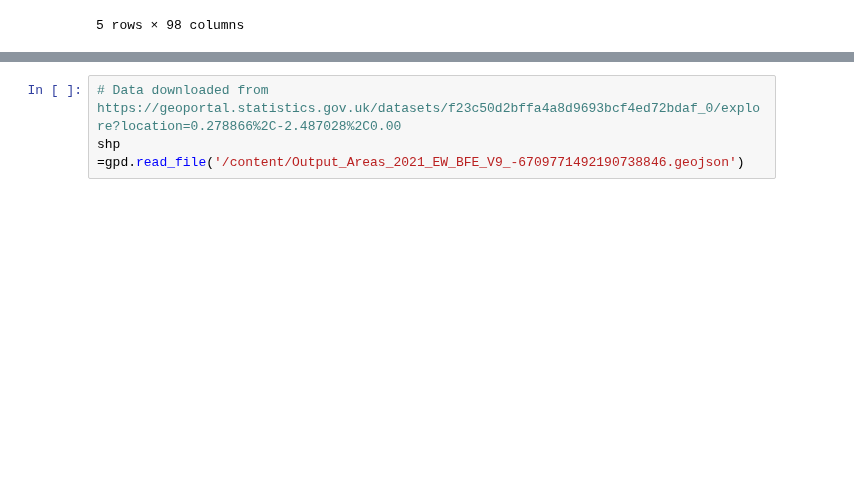
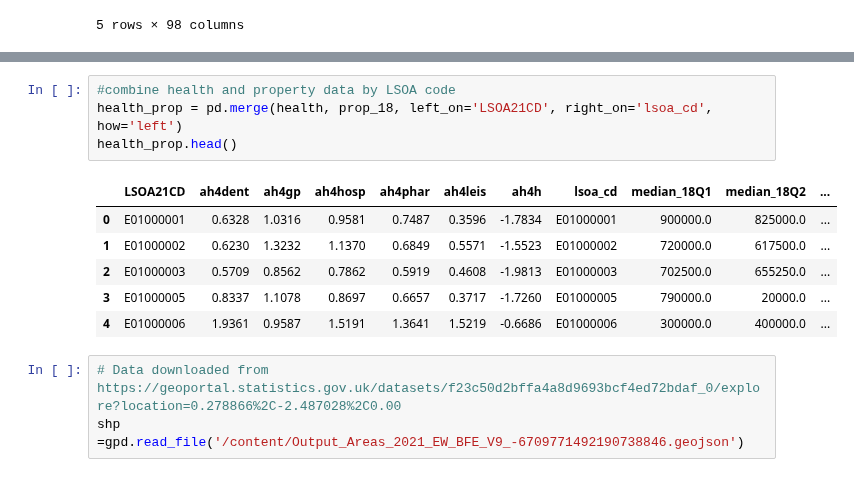
Before and after one commit to Jonathan-C-Barrett/GEOG5990M, a Jupyter notebook: GEOG5003M_Final_Project_template.ipynb, the cells around one changed output, grey strips where cells are left out. Saved outputs shown, nothing was run; the diff lists cells and outputs as text; blank space fills up the shorter version.

```diff
--- a/GEOG5003M_Final_Project_template.ipynb
+++ b/GEOG5003M_Final_Project_template.ipynb
@@ -82,3 +118,14 @@ prop_18.head()
+# %%
+#combine health and property data by LSOA code
+health_prop = pd.merge(health, prop_18, left_on='LSOA21CD', right_on='lsoa_cd', how='left')
+health_prop.head()
+# %% [output]
+|  | LSOA21CD | ah4dent | ah4gp | ah4hosp | ah4phar | ah4leis | ah4h | lsoa_cd | median_18Q1 | median_18Q2 | ... |
+| 0 | E01000001 | 0.6328 | 1.0316 | 0.9581 | 0.7487 | 0.3596 | -1.7834 | E01000001 | 900000.0 | 825000.0 | ... |
+| 1 | E01000002 | 0.6230 | 1.3232 | 1.1370 | 0.6849 | 0.5571 | -1.5523 | E01000002 | 720000.0 | 617500.0 | ... |
+| 2 | E01000003 | 0.5709 | 0.8562 | 0.7862 | 0.5919 | 0.4608 | -1.9813 | E01000003 | 702500.0 | 655250.0 | ... |
+| 3 | E01000005 | 0.8337 | 1.1078 | 0.8697 | 0.6657 | 0.3717 | -1.7260 | E01000005 | 790000.0 | 20000.0 | ... |
+| 4 | E01000006 | 1.9361 | 0.9587 | 1.5191 | 1.3641 | 1.5219 | -0.6686 | E01000006 | 300000.0 | 400000.0 | ... |
 # %%
 # Data downloaded from https://geoportal.statistics.gov.uk/datasets/f23c50d2bffa4a8d9693bcf4ed72bdaf_0/explore?location=0.278866%2C-2.487028%2C0.00
 shp =gpd.read_file('/content/Output_Areas_2021_EW_BFE_V9_-6709771492190738846.geojson')
```
Also changed, not shown: parts of 9 cells of this notebook.
